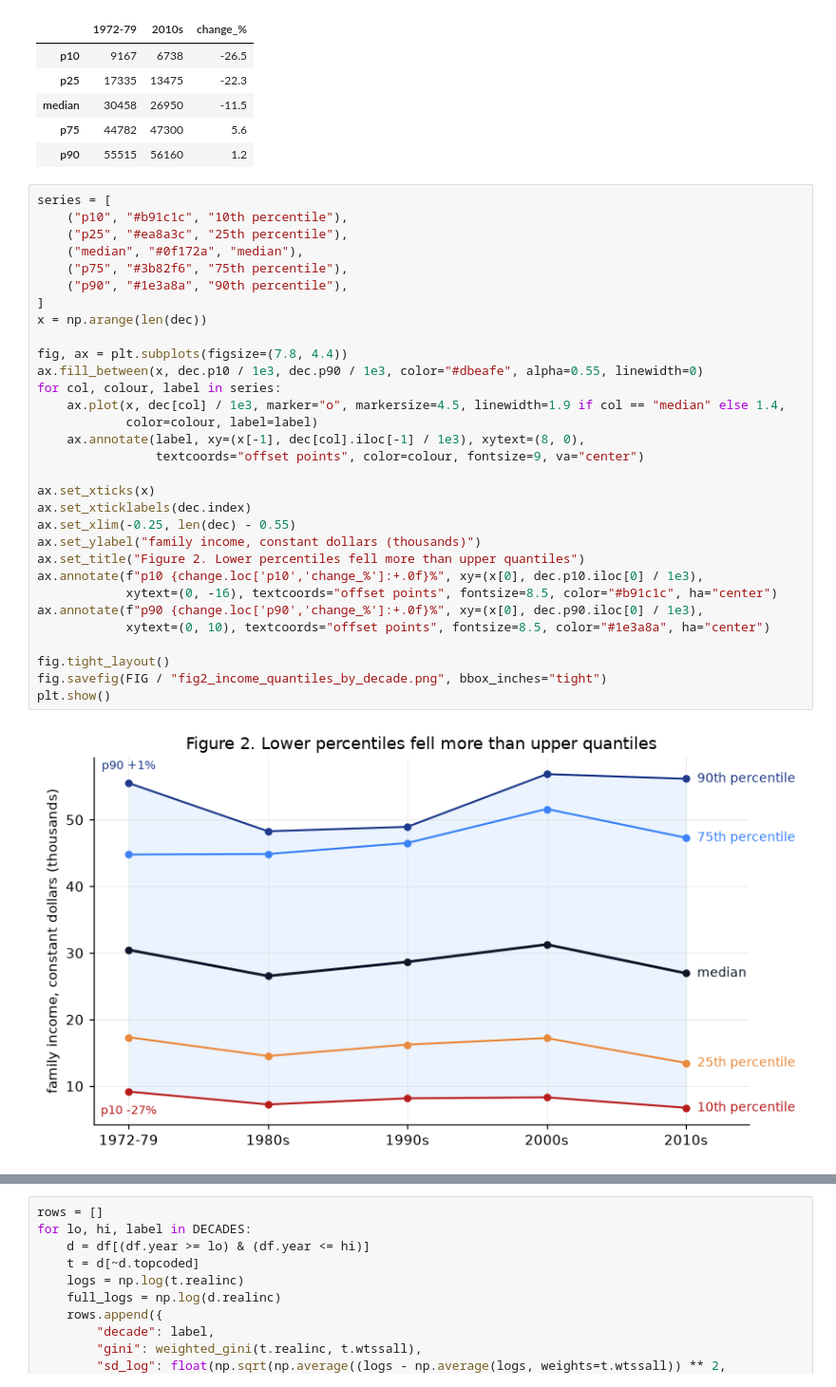
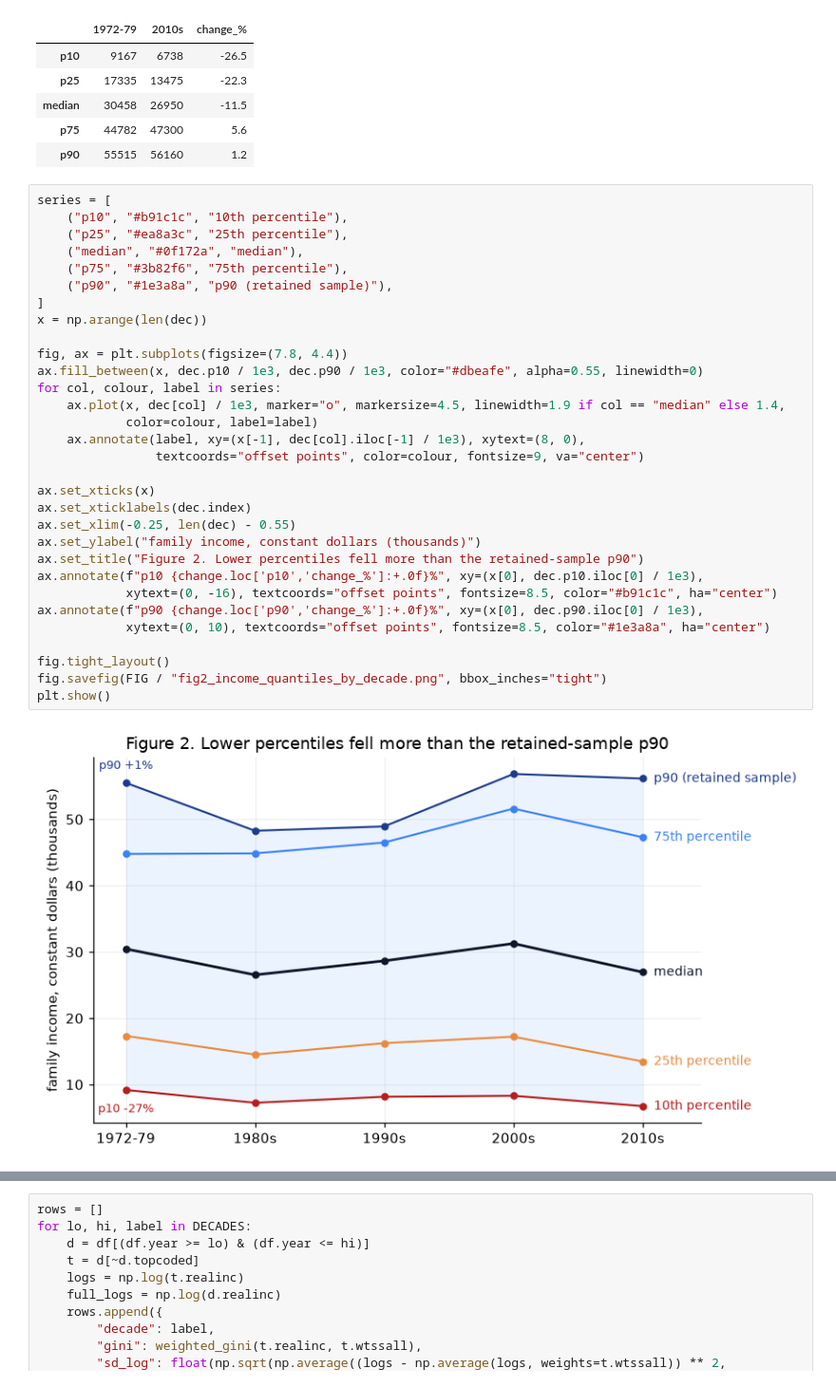
Before and after one commit to wangtingyue0322-beep/data-science-project, a Jupyter notebook: income_analysis.ipynb, the cells around one changed output, grey strips where cells are left out. Shown at 95% size. Drawn from its saved outputs; the diff is of its cells as text.

```diff
--- a/income_analysis.ipynb
+++ b/income_analysis.ipynb
@@ -256,34 +260,34 @@ ratio p75/p25: 2.58 -> 3.51
 # %%
 series = [
     ("p10", "#b91c1c", "10th percentile"),
     ("p25", "#ea8a3c", "25th percentile"),
     ("median", "#0f172a", "median"),
     ("p75", "#3b82f6", "75th percentile"),
-    ("p90", "#1e3a8a", "90th percentile"),
+    ("p90", "#1e3a8a", "p90 (retained sample)"),
 ]
 x = np.arange(len(dec))
 
 fig, ax = plt.subplots(figsize=(7.8, 4.4))
 ax.fill_between(x, dec.p10 / 1e3, dec.p90 / 1e3, color="#dbeafe", alpha=0.55, linewidth=0)
 for col, colour, label in series:
     ax.plot(x, dec[col] / 1e3, marker="o", markersize=4.5, linewidth=1.9 if col == "median" else 1.4,
             color=colour, label=label)
     ax.annotate(label, xy=(x[-1], dec[col].iloc[-1] / 1e3), xytext=(8, 0),
                 textcoords="offset points", color=colour, fontsize=9, va="center")
 
 ax.set_xticks(x)
 ax.set_xticklabels(dec.index)
 ax.set_xlim(-0.25, len(dec) - 0.55)
 ax.set_ylabel("family income, constant dollars (thousands)")
-ax.set_title("Figure 2. Lower percentiles fell more than upper quantiles")
+ax.set_title("Figure 2. Lower percentiles fell more than the retained-sample p90")
 ax.annotate(f"p10 {change.loc['p10','change_%']:+.0f}%", xy=(x[0], dec.p10.iloc[0] / 1e3),
             xytext=(0, -16), textcoords="offset points", fontsize=8.5, color="#b91c1c", ha="center")
 ax.annotate(f"p90 {change.loc['p90','change_%']:+.0f}%", xy=(x[0], dec.p90.iloc[0] / 1e3),
             xytext=(0, 10), textcoords="offset points", fontsize=8.5, color="#1e3a8a", ha="center")
 
 fig.tight_layout()
 fig.savefig(FIG / "fig2_income_quantiles_by_decade.png", bbox_inches="tight")
 plt.show()
 # %% [output]
-[figure, old version]
+[figure, new version]
 # %% [markdown]
```
Also changed, not shown: parts of 8 cells of this notebook, 13 other files.
